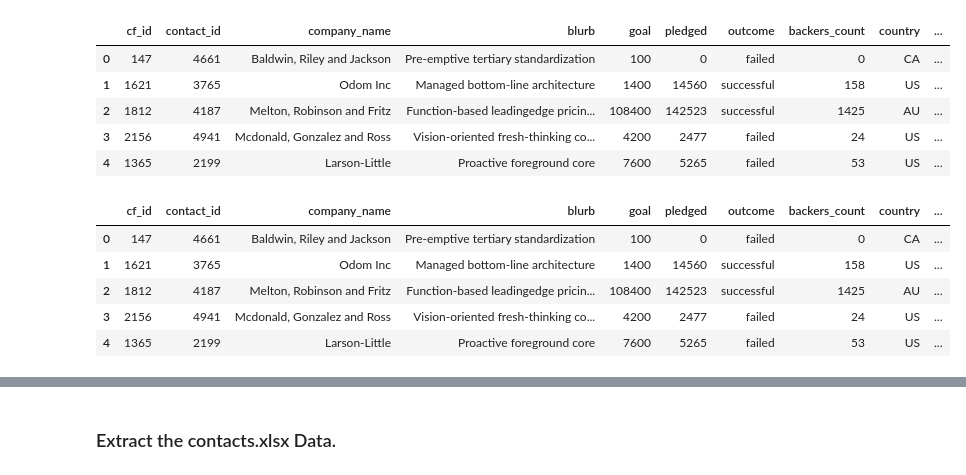
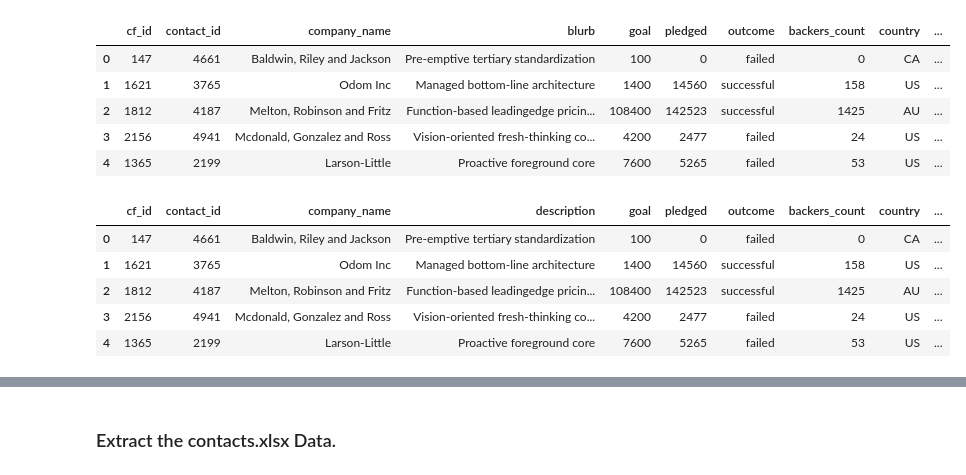
Before and after one commit to SarahGR22/project-two, a Jupyter notebook: ETL_Mini_Project_Starter_Code.ipynb, the cells around one changed output, grey strips where cells are left out. Cells and saved outputs as stored; diff of their text form; code cells hidden in the pictures.

```diff
--- a/ETL_Mini_Project_Starter_Code.ipynb
+++ b/ETL_Mini_Project_Starter_Code.ipynb
@@ -186,10 +190,16 @@ campaign_df.head()
 | 4 | 1365 | 2199 | Larson-Little | Proactive foreground core | 7600 | 5265 | failed | 53 | US | ... |
 # %%
 # Rename the blurb, launched_at, and deadline columns.
-campaign_df = campaign_df.rename ={}
-# campaign_df = campaign_df.rename ={}
+campaign_df.rename(columns={
+    "blurb": "description",
+    "launched_at": "launch_date",
+    "deadline": "end_date",
+},inplace=True)
+campaign_df.head()
+
+#inplace = true?
 # %% [output]
-|  | cf_id | contact_id | company_name | blurb | goal | pledged | outcome | backers_count | country | ... |
+|  | cf_id | contact_id | company_name | description | goal | pledged | outcome | backers_count | country | ... |
 | 0 | 147 | 4661 | Baldwin, Riley and Jackson | Pre-emptive tertiary standardization | 100 | 0 | failed | 0 | CA | ... |
 | 1 | 1621 | 3765 | Odom Inc | Managed bottom-line architecture | 1400 | 14560 | successful | 158 | US | ... |
 | 2 | 1812 | 4187 | Melton, Robinson and Fritz | Function-based leadingedge pricin... | 108400 | 142523 | successful | 1425 | AU | ... |
```
Also changed, not shown: parts of 26 cells of this notebook, 6 other files.
